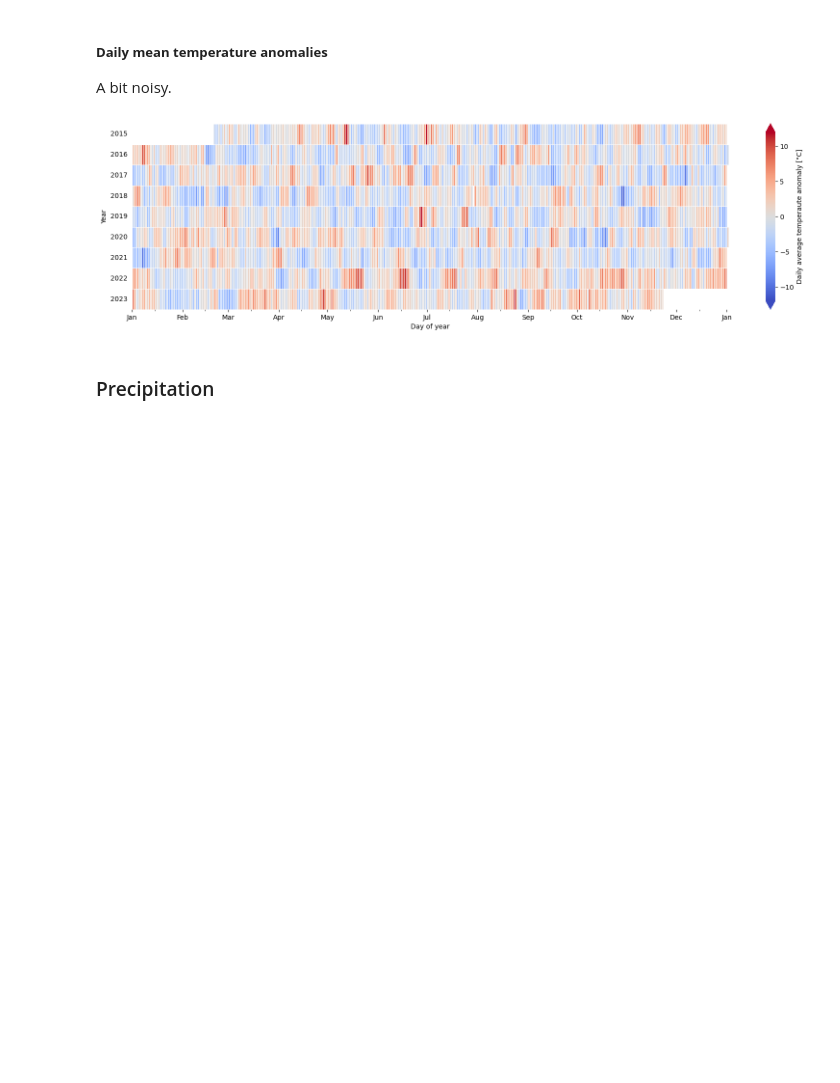
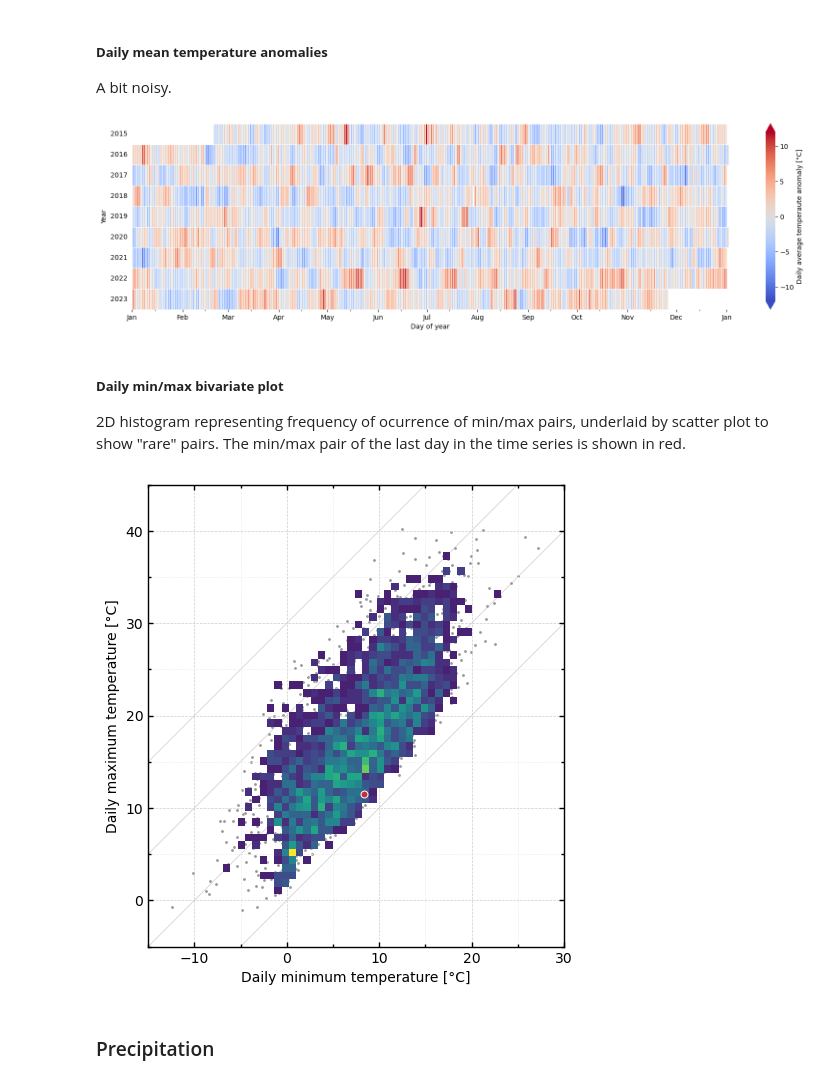
Before and after one commit to markeletona/euskalmet, a Jupyter notebook: scripts/data_representation.ipynb, the cells around one changed output. Drawn from its saved outputs; the diff is of its cells as text; code cells hidden in the pictures; blank space fills up the shorter version.

Commit message:
updated data and added new bivariate plot

```diff
--- a/scripts/data_representation.ipynb
+++ b/scripts/data_representation.ipynb
@@ -262,8 +263,39 @@ hm_temp_d.xaxis.set_major_formatter(mdates.DateFormatter('%b'))
 plt.show(hm_temp_d)
 # %% [output]
 [figure]
+# %% [markdown]
+##### **Daily min/max bivariate plot**
+
+2D histogram representing frequency of ocurrence of min/max pairs, underlaid by scatter plot to show "rare" pairs.
+The min/max pair of the last day in the time series is shown in red.
 # %%
-# do this with daily min vs max temps: https://seaborn.pydata.org/examples/layered_bivariate_plot.html
+x = daily['temperature_min']
+y = daily['temperature_max']
+bvmm, ax_bvmm = plt.subplots(figsize=(6, 6))
+sns.scatterplot(x=x, y=y, s=5, color="#999", zorder=1)
+sns.histplot(x=x, y=y, bins=50, pthresh=.05, pmax=1, cmap='viridis', zorder=2)
+# sns.kdeplot(x=x, y=y, levels=5, color="w", linewidths=1)
+sns.scatterplot(x=[x.iloc[-1]], y=[y.iloc[-1]], s=25, marker='o', color="#cc2a36", edgecolor='w', linewidth=.7, zorder=3)
+ax_bvmm.set(ylim=[-5, 45], yticks=np.arange(0, 50, 10),
+       xlim=[-15, 30], xticks=np.arange(-10, 40, 10))
+ax_bvmm.yaxis.set_minor_locator(mticker.MultipleLocator(5))
+ax_bvmm.xaxis.set_minor_locator(mticker.MultipleLocator(5))
+ax_bvmm.set_ylabel("Daily maximum temperature [°C]")
+ax_bvmm.set_xlabel("Daily minimum temperature [°C]")
+ax_bvmm.tick_params(axis='both', which='major', direction='in', right=True, top=True, length=3.5, width=1)
+ax_bvmm.tick_params(axis='both', which='minor', direction='in', right=True, top=True, length=2, width=1)
+for a in ['top', 'bottom', 'left', 'right']: # change plot border to fit tick thickness
+    ax_bvmm.spines[a].set_linewidth(1) # change width
+    # ax_bvmm.spines[a].set_color('red') # change color
+ax_bvmm.grid(visible=True, which='major', axis='both', color='#ccc', linestyle='--', linewidth=.5)
+ax_bvmm.grid(visible=True, which='minor', axis='both', color='#eee', linestyle='--', linewidth=.5)
+# Add reference lines of differences between the daily min/max pair (0, +10, +20,...)
+ref_lines = [(0, 0), (0, 10), (0, 20), (0, 30)]
+for i in ref_lines:
+    ax_bvmm.axline(i, slope=1, color='#ccc', linewidth=.5, zorder=0)
+ax_bvmm.set_aspect(1)
+# %% [output]
+[figure, added]
 # %% [markdown]
 ### Precipitation
 # %% [markdown]
```
Also changed, not shown: parts of 4 cells of this notebook.
